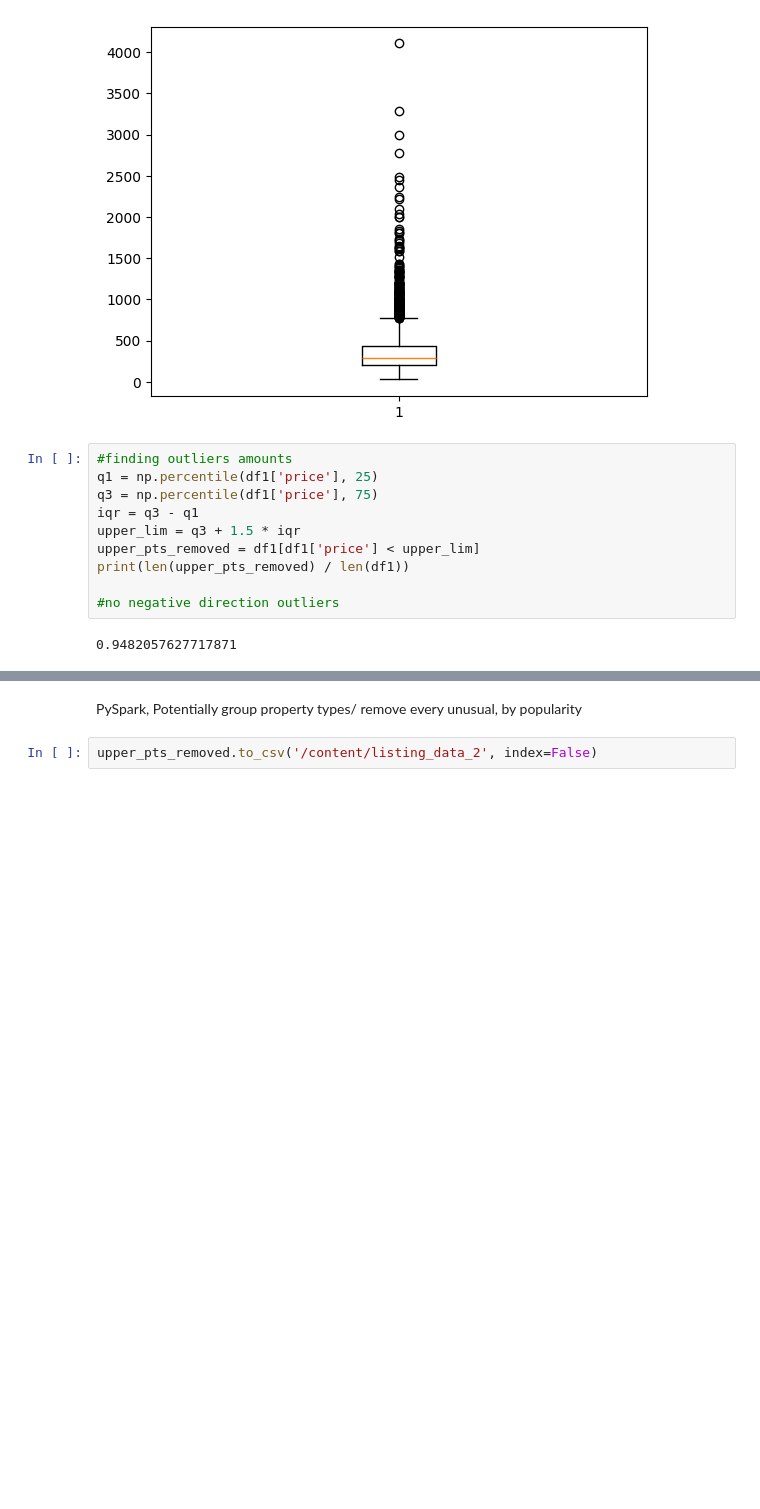
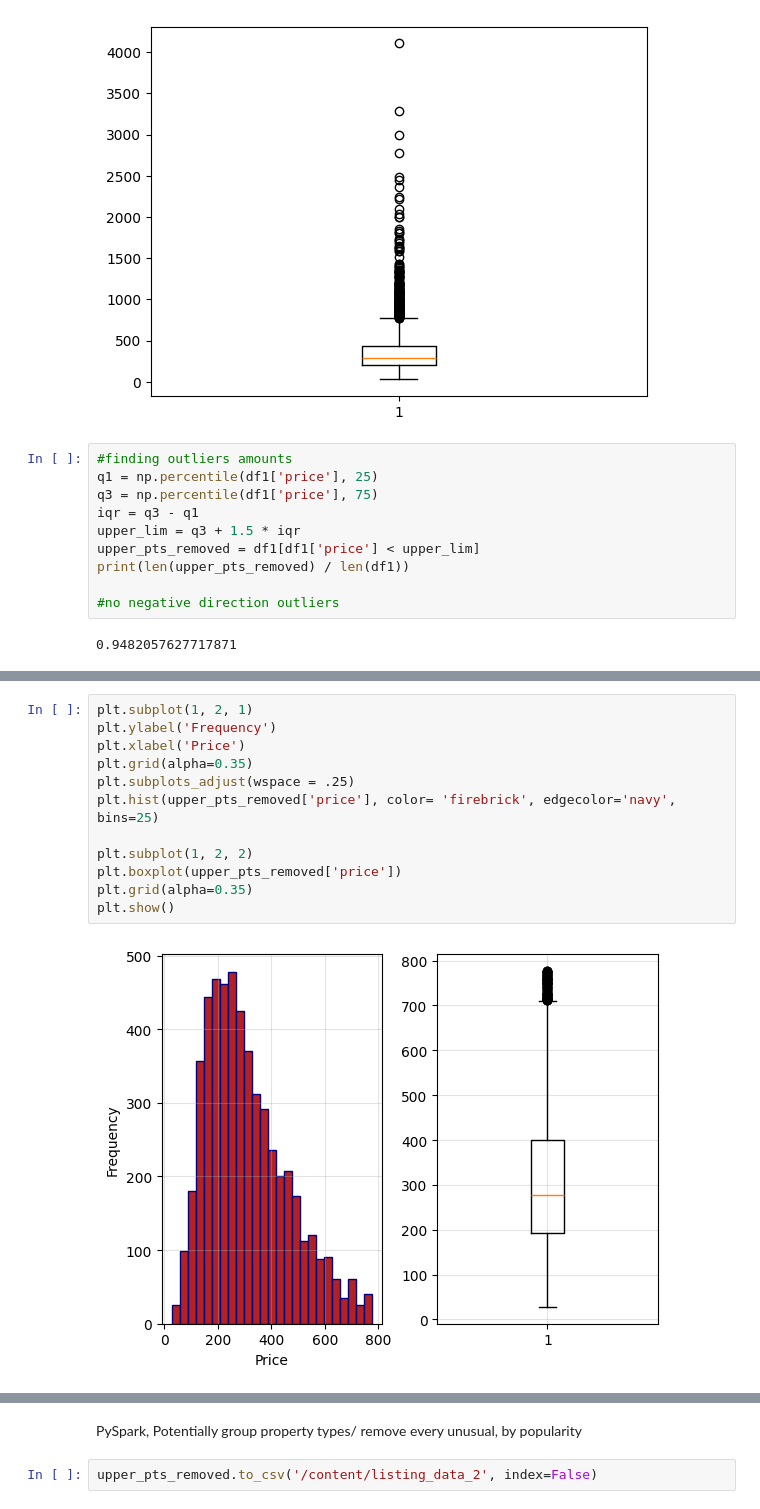
Before and after one commit to carn51/Assignment-1, a Jupyter notebook: 2026_DSLab2_a3(3).ipynb, the cells around one changed output, grey strips where cells are left out. Cells and saved outputs as stored; diff of their text form; blank space fills up the shorter version.

```diff
--- a/2026_DSLab2_a3(3).ipynb
+++ b/2026_DSLab2_a3(3).ipynb
@@ -243,0 +280,14 @@ print(len(upper_pts_removed) / len(df1))
+# %%
+plt.subplot(1, 2, 1)
+plt.ylabel('Frequency')
+plt.xlabel('Price')
+plt.grid(alpha=0.35)
+plt.subplots_adjust(wspace = .25)
+plt.hist(upper_pts_removed['price'], color= 'firebrick', edgecolor='navy', bins=25)
+
+plt.subplot(1, 2, 2)
+plt.boxplot(upper_pts_removed['price'])
+plt.grid(alpha=0.35)
+plt.show()
+# %% [output]
+[figure, added]
```
Also changed, not shown: parts of 19 cells of this notebook.
